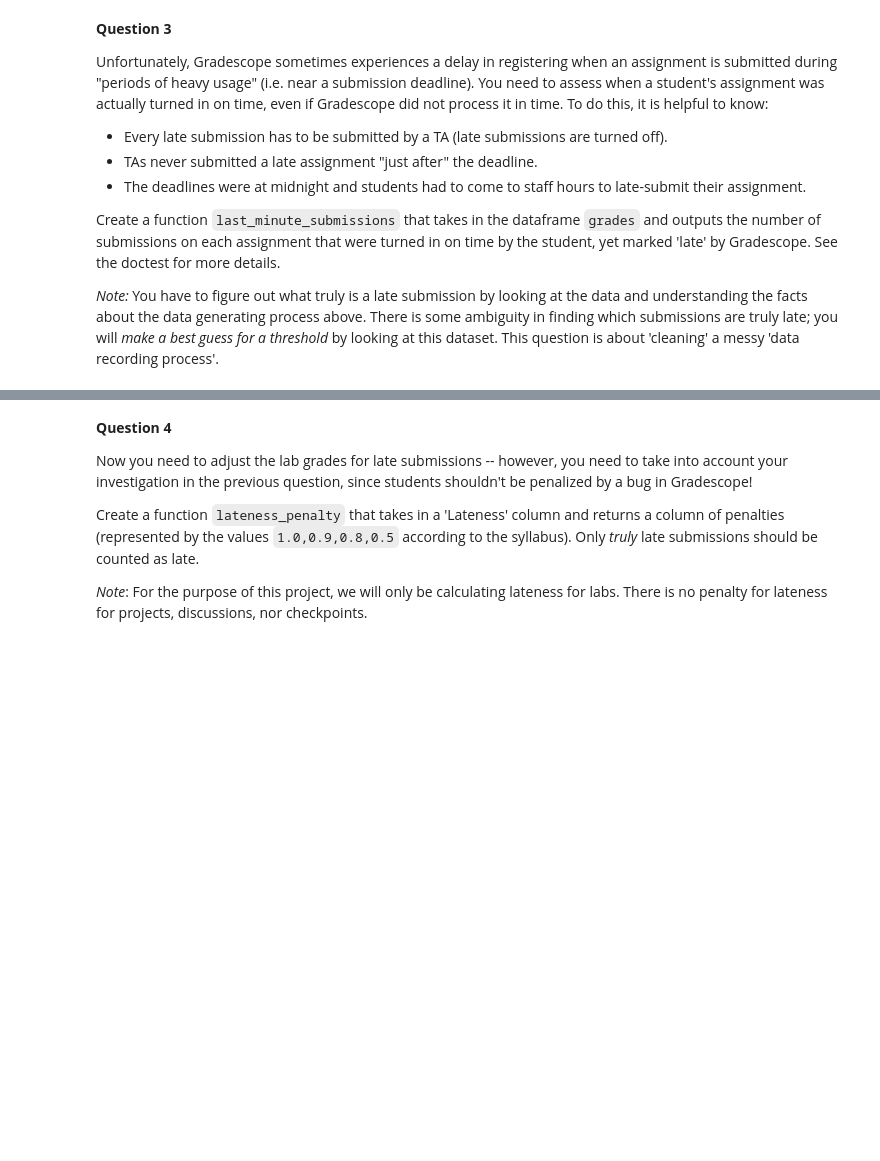
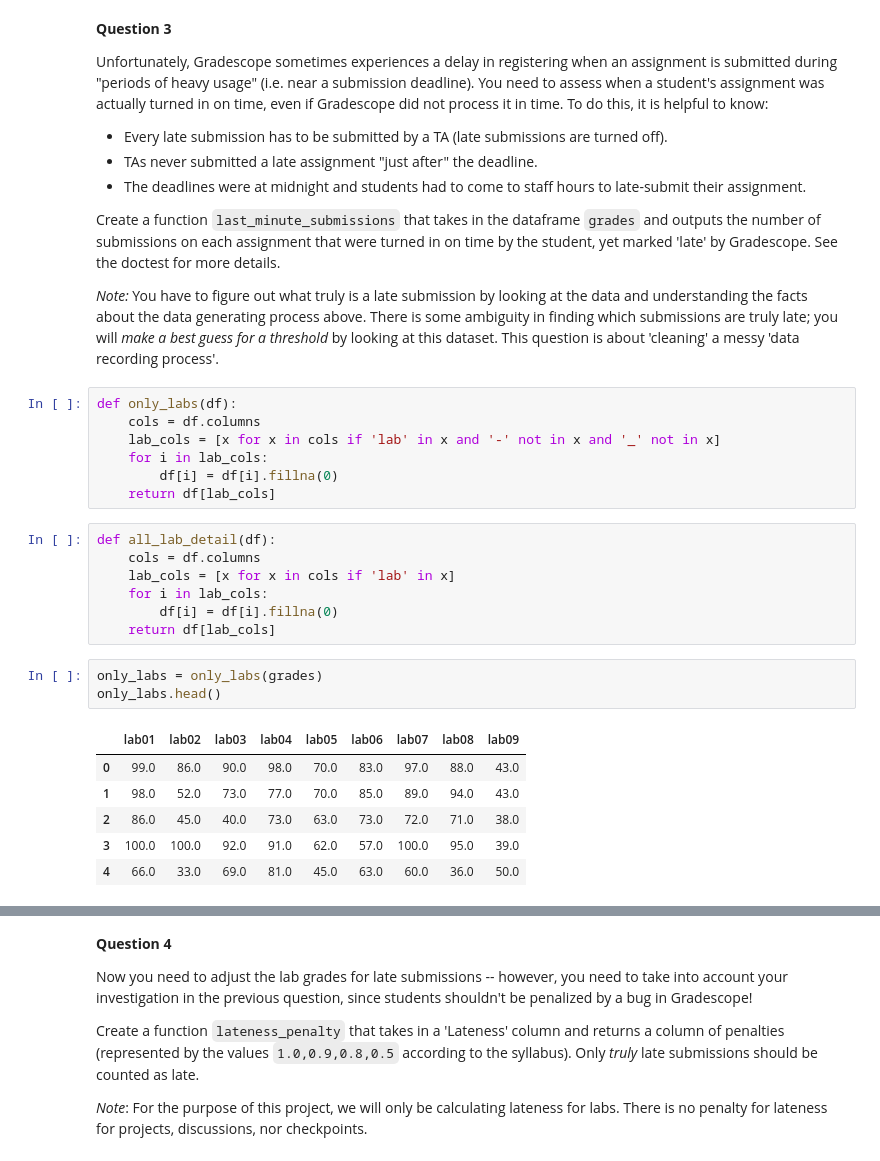
Before and after one commit to vinaybhupathiraju18/dsc80-sp20, a Jupyter notebook: projects/project01/project01.ipynb, the cells around one changed output, grey strips where cells are left out. Saved outputs shown, nothing was run; the diff lists cells and outputs as text; blank space fills up the shorter version.

```diff
--- a/projects/project01/project01.ipynb
+++ b/projects/project01/project01.ipynb
@@ -150,3 +277,27 @@ Unfortunately, Gradescope sometimes experiences a delay in registering when an a
 Create a function `last_minute_submissions` that takes in the dataframe `grades` and outputs the number of submissions on each assignment that were turned in on time by the student, yet marked 'late' by Gradescope. See the doctest for more details.
 
 *Note:* You have to figure out what truly is a late submission by looking at the data and understanding the facts about the data generating process above. There is some ambiguity in finding which submissions are truly late; you will *make a best guess for a threshold* by looking at this dataset. This question is about 'cleaning' a messy 'data recording process'.
+# %%
+def only_labs(df):
+    cols = df.columns
+    lab_cols = [x for x in cols if 'lab' in x and '-' not in x and '_' not in x]
+    for i in lab_cols:
+        df[i] = df[i].fillna(0)
+    return df[lab_cols]
+# %%
+def all_lab_detail(df):
+    cols = df.columns
+    lab_cols = [x for x in cols if 'lab' in x]
+    for i in lab_cols:
+        df[i] = df[i].fillna(0)
+    return df[lab_cols]
+# %%
+only_labs = only_labs(grades)
+only_labs.head()
+# %% [output]
+|  | lab01 | lab02 | lab03 | lab04 | lab05 | lab06 | lab07 | lab08 | lab09 |
+| 0 | 99.0 | 86.0 | 90.0 | 98.0 | 70.0 | 83.0 | 97.0 | 88.0 | 43.0 |
+| 1 | 98.0 | 52.0 | 73.0 | 77.0 | 70.0 | 85.0 | 89.0 | 94.0 | 43.0 |
+| 2 | 86.0 | 45.0 | 40.0 | 73.0 | 63.0 | 73.0 | 72.0 | 71.0 | 38.0 |
+| 3 | 100.0 | 100.0 | 92.0 | 91.0 | 62.0 | 57.0 | 100.0 | 95.0 | 39.0 |
+| 4 | 66.0 | 33.0 | 69.0 | 81.0 | 45.0 | 63.0 | 60.0 | 36.0 | 50.0 |
```
Also changed, not shown: parts of 18 cells of this notebook, 5 other files.
